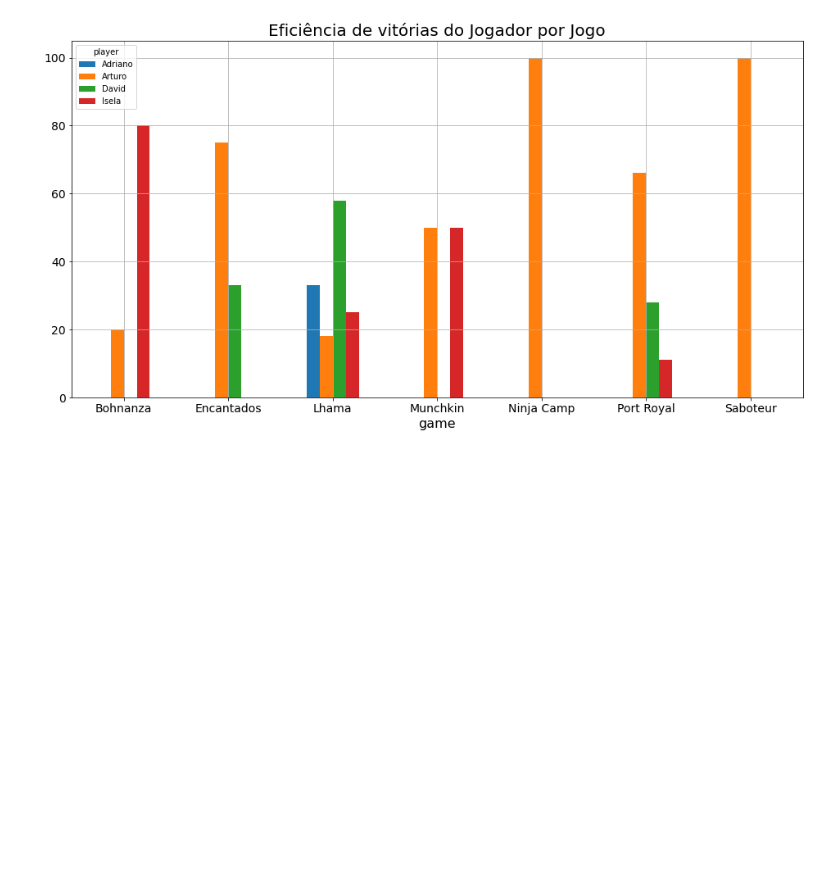
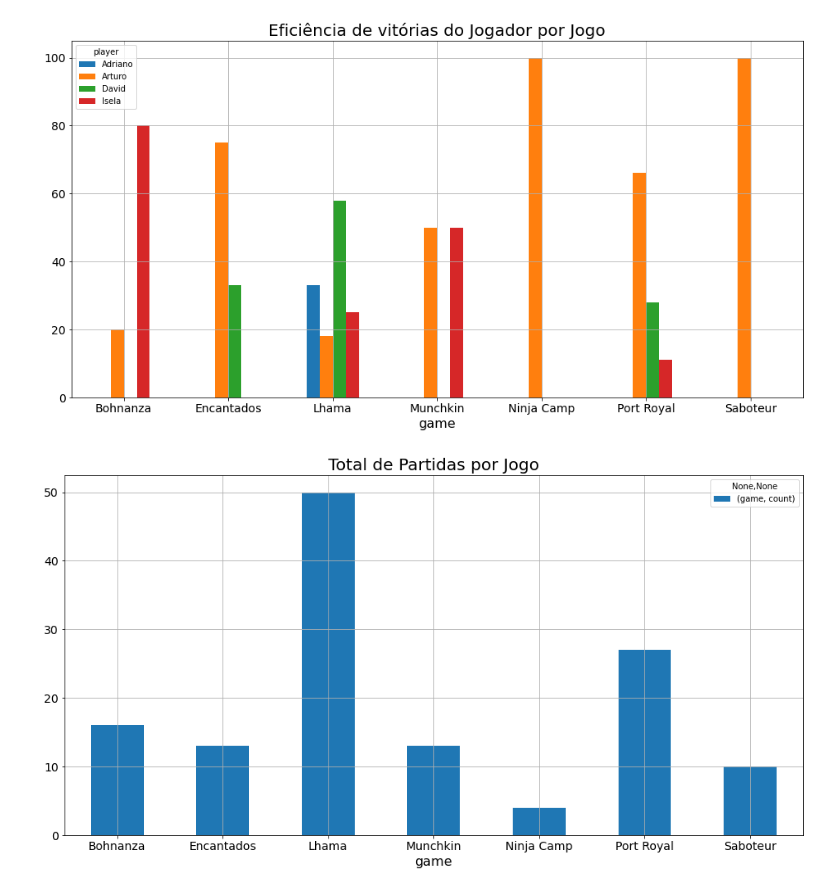
Before and after one commit to mhacarthur/card-game-stats, a Jupyter notebook: statistics.ipynb, the cells around one changed output. Cells and saved outputs as stored; diff of their text form; code cells hidden in the pictures; blank space fills up the shorter version.

Commit message:
add total match for game

```diff
--- a/statistics.ipynb
+++ b/statistics.ipynb
@@ -14,6 +14,8 @@ COLORS = [(44/255, 160/255, 44/255, 1),
           (31/255, 119/255, 180/255, 1)]
 # %%
 df = pd.read_csv('./out/database.csv')
+# %%
+total_partidas_jogo = df.groupby(['game']).agg({'game': ['count']})
 # %%
 def render_mpl_table(data, col_width=3.0, row_height=0.625, font_size=14,
                      header_color='#40466e', row_colors=['#f1f1f2', 'w'], edge_color='w',
@@ -163,3 +166,11 @@ plt.title('Eficiência de vitórias do Jogador por Jogo')
 plt.savefig("./fig/eficiencia_por_jogo.png",facecolor='w',bbox_inches ='tight',pad_inches=0.1)
 # %% [output]
 [figure]
+# %%
+_, ax = plt.subplots(figsize=(16,8))
+total_partidas_jogo.plot(kind='bar', grid=True, ax=ax)
+ax.tick_params(axis='x', rotation=0)
+plt.title('Total de Partidas por Jogo')
+plt.savefig("./fig/Total_partidas.png",facecolor='w',bbox_inches ='tight',pad_inches=0.1)
+# %% [output]
+[figure, added]
```
Also changed, not shown: parts of 1 cell of this notebook, 1 other file.
